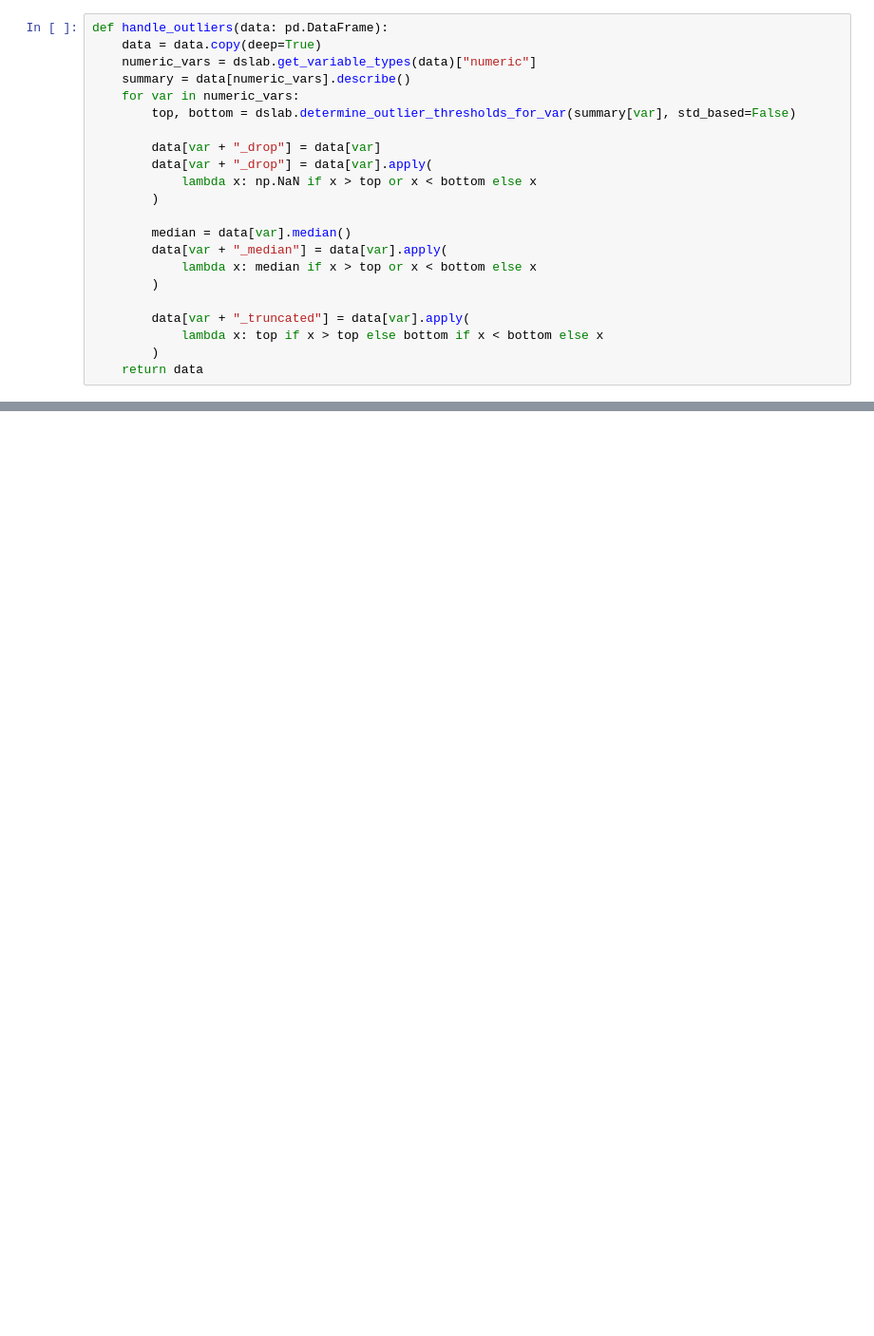
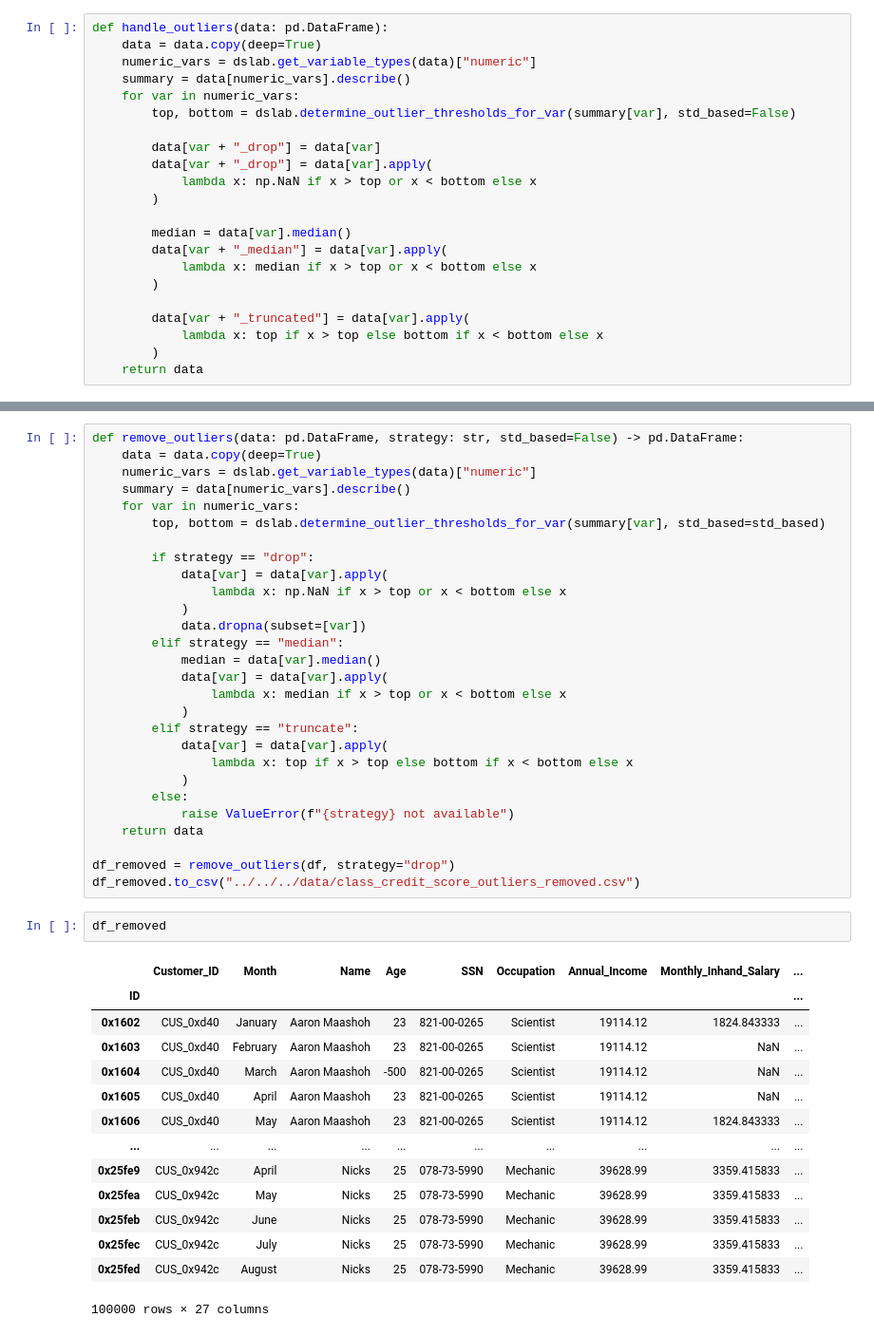
Before and after one commit to DaviGiordano/data-science-course-project, a Jupyter notebook: ipynb_files/Multidimensional/2_Preparation/outliers_services.ipynb, the cells around one changed output, grey strips where cells are left out. Shown: that part at 95% size. Saved outputs shown, nothing was run; the diff lists cells and outputs as text; blank space fills up the shorter version.

```diff
--- a/ipynb_files/Multidimensional/2_Preparation/outliers_services.ipynb
+++ b/ipynb_files/Multidimensional/2_Preparation/outliers_services.ipynb
@@ -54,0 +52,45 @@ plt.savefig(f"images/service_outlier_removal.png", bbox_inches='tight')
+# %%
+def remove_outliers(data: pd.DataFrame, strategy: str, std_based=False) -> pd.DataFrame:
+    data = data.copy(deep=True)
+    numeric_vars = dslab.get_variable_types(data)["numeric"]
+    summary = data[numeric_vars].describe()
+    for var in numeric_vars:
+        top, bottom = dslab.determine_outlier_thresholds_for_var(summary[var], std_based=std_based)
+
+        if strategy == "drop":
+            data[var] = data[var].apply(
+                lambda x: np.NaN if x > top or x < bottom else x
+            )
+            data.dropna(subset=[var])
+        elif strategy == "median":
+            median = data[var].median()
+            data[var] = data[var].apply(
+                lambda x: median if x > top or x < bottom else x
+            )
+        elif strategy == "truncate":
+            data[var] = data[var].apply(
+                lambda x: top if x > top else bottom if x < bottom else x
+            )
+        else:
+            raise ValueError(f"{strategy} not available")
+    return data
+
+df_removed = remove_outliers(df, strategy="drop")
+df_removed.to_csv("../../../data/class_credit_score_outliers_removed.csv")
+# %%
+df_removed
+# %% [output]
+|  | Customer_ID | Month | Name | Age | SSN | Occupation | Annual_Income | Monthly_Inhand_Salary | ... |
+| ID |  |  |  |  |  |  |  |  | ... |
+| 0x1602 | CUS_0xd40 | January | Aaron Maashoh | 23 | 821-00-0265 | Scientist | 19114.12 | 1824.843333 | ... |
+| 0x1603 | CUS_0xd40 | February | Aaron Maashoh | 23 | 821-00-0265 | Scientist | 19114.12 | NaN | ... |
+| 0x1604 | CUS_0xd40 | March | Aaron Maashoh | -500 | 821-00-0265 | Scientist | 19114.12 | NaN | ... |
+| 0x1605 | CUS_0xd40 | April | Aaron Maashoh | 23 | 821-00-0265 | Scientist | 19114.12 | NaN | ... |
+| 0x1606 | CUS_0xd40 | May | Aaron Maashoh | 23 | 821-00-0265 | Scientist | 19114.12 | 1824.843333 | ... |
+| ... | ... | ... | ... | ... | ... | ... | ... | ... | ... |
+| 0x25fe9 | CUS_0x942c | April | Nicks | 25 | 078-73-5990 | Mechanic | 39628.99 | 3359.415833 | ... |
+| 0x25fea | CUS_0x942c | May | Nicks | 25 | 078-73-5990 | Mechanic | 39628.99 | 3359.415833 | ... |
+| 0x25feb | CUS_0x942c | June | Nicks | 25 | 078-73-5990 | Mechanic | 39628.99 | 3359.415833 | ... |
+| 0x25fec | CUS_0x942c | July | Nicks | 25 | 078-73-5990 | Mechanic | 39628.99 | 3359.415833 | ... |
+| 0x25fed | CUS_0x942c | August | Nicks | 25 | 078-73-5990 | Mechanic | 39628.99 | 3359.415833 | ... |
+100000 rows × 27 columns
```
Also changed, not shown: parts of 2 cells of this notebook, 3 other files.
